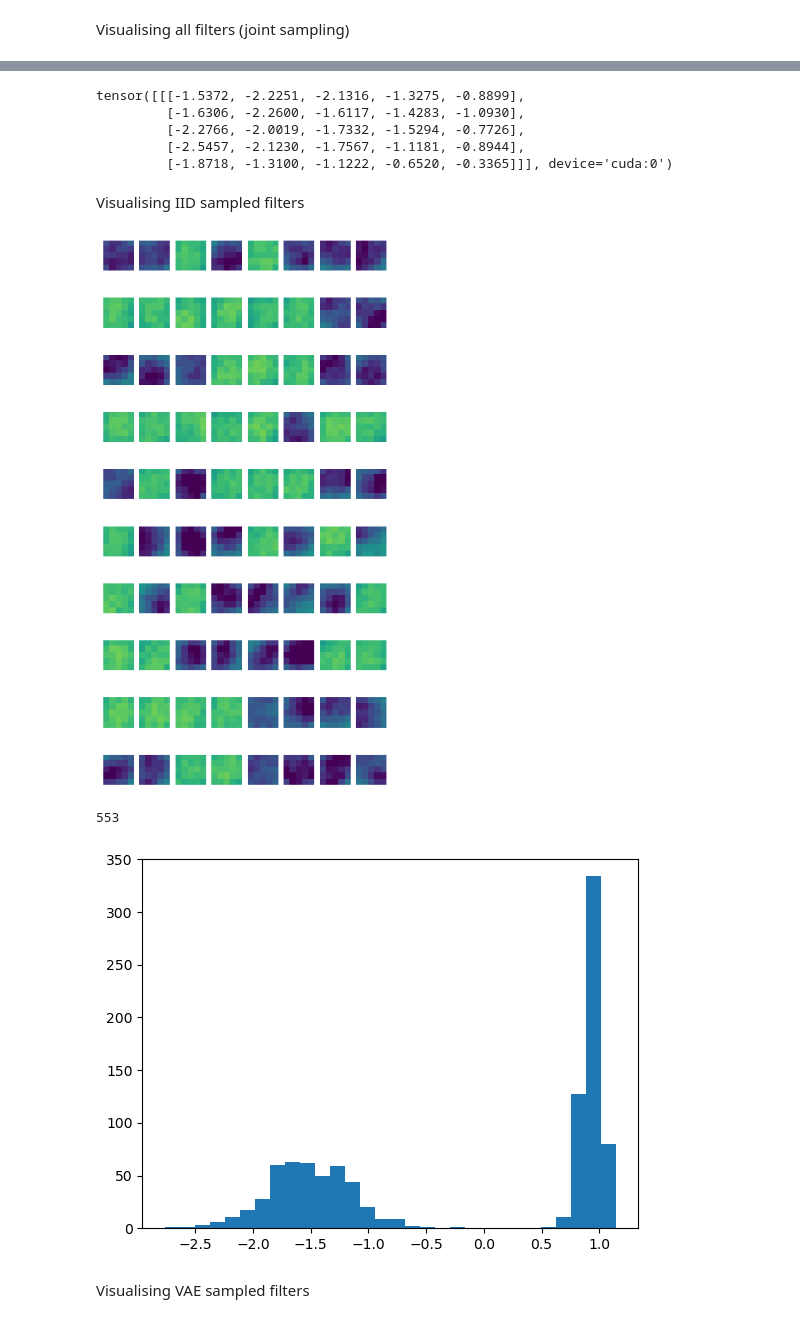
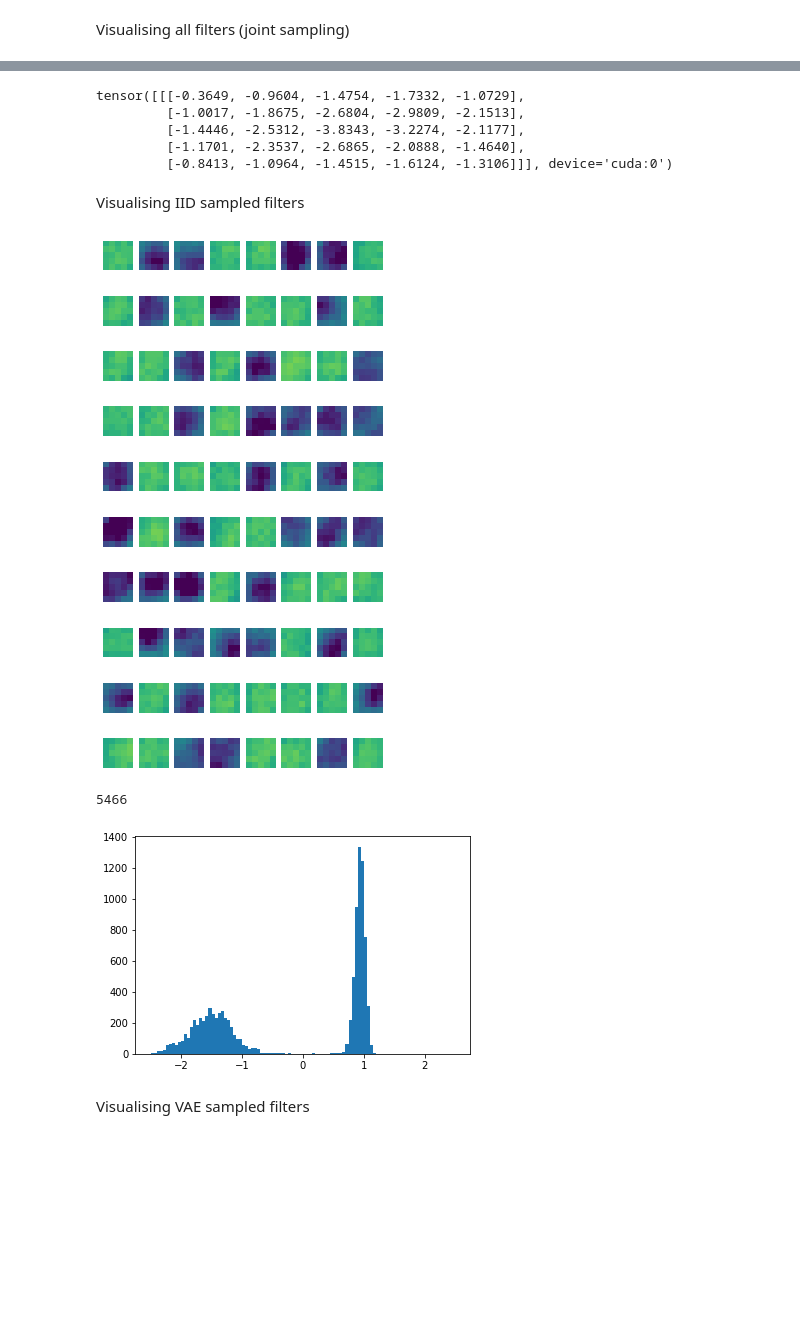
Before and after one commit to manleyroberts/filter-generation, a Jupyter notebook: visualization/Visualization-soundarya.ipynb, the cells around one changed output, grey strips where cells are left out. Cells and saved outputs as stored; diff of their text form; code cells hidden in the pictures; blank space fills up the shorter version.

```diff
--- a/visualization/Visualization-soundarya.ipynb
+++ b/visualization/Visualization-soundarya.ipynb
@@ -6,8 +6,8 @@ from tqdm import tqdm
 import matplotlib
 import matplotlib.pyplot as plt
 # %%
-datapath = os.path.join('..', 'data')
-filterpath = os.path.join(datapath, 'filters-complete', '8_19')
+datapath = os.path.join('../', 'data')
+filterpath = os.path.join(datapath, '8_19')
 num_filters = 8
 # %%
 def get_joint_dataset():
@@ -63,11 +86,11 @@ sample_filter = visualise_joint(10)
 # %%
 sample_filter['0.weight'][7]
 # %% [output]
-tensor([[[-1.5372, -2.2251, -2.1316, -1.3275, -0.8899],
-         [-1.6306, -2.2600, -1.6117, -1.4283, -1.0930],
-         [-2.2766, -2.0019, -1.7332, -1.5294, -0.7726],
-         [-2.5457, -2.1230, -1.7567, -1.1181, -0.8944],
-         [-1.8718, -1.3100, -1.1222, -0.6520, -0.3365]]], device='cuda:0')
+tensor([[[-0.3649, -0.9604, -1.4754, -1.7332, -1.0729],
+         [-1.0017, -1.8675, -2.6804, -2.9809, -2.1513],
+         [-1.4446, -2.5312, -3.8343, -3.2274, -2.1177],
+         [-1.1701, -2.3537, -2.6865, -2.0888, -1.4640],
+         [-0.8413, -1.0964, -1.4515, -1.6124, -1.3106]]], device='cuda:0')
 # %% [markdown]
 Visualising IID sampled filters
 # %%
@@ -87,29 +110,29 @@ def visualise_sampled_IID(num_rows):
 # %%
 visualise_sampled_IID(10)
 # %% [output]
-[figure, old version]
+[figure, new version]
 # %%
 import matplotlib
 def histogram_sampled_IID(num_samples):
 
     vals = []
     uuids = os.listdir(filterpath)
     num_over_0 = 0
     for f in range(num_samples):
         file = np.random.choice(uuids, replace=True)
         filter = torch.load(os.path.join(filterpath, file))
         idx = np.random.choice(8)
         vals.append(np.mean(filter['0.weight'][idx][0].detach().cpu().numpy()))
         if vals[-1] > 0:
             num_over_0 += 1
-    plt.hist(vals, bins=30)
+    plt.hist(vals, bins=100,range=(-2.5,2.5))
     print(num_over_0)
 
 
-histogram_sampled_IID(1000)
+histogram_sampled_IID(10000)
 # %% [output]
-553
+5466
-[figure, old version]
+[figure, new version]
 # %% [markdown]
 Visualising VAE sampled filters
 # %%
```
Also changed, not shown: parts of 21 cells of this notebook, 3 other files.
